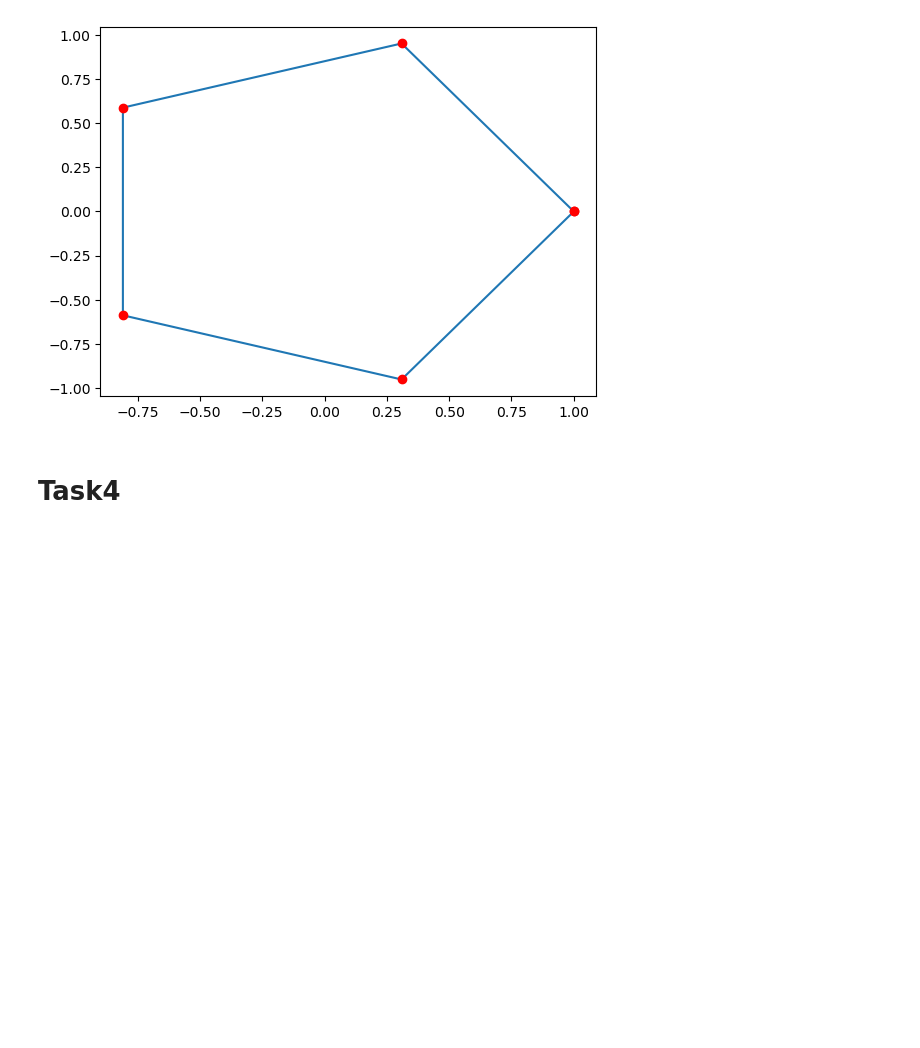
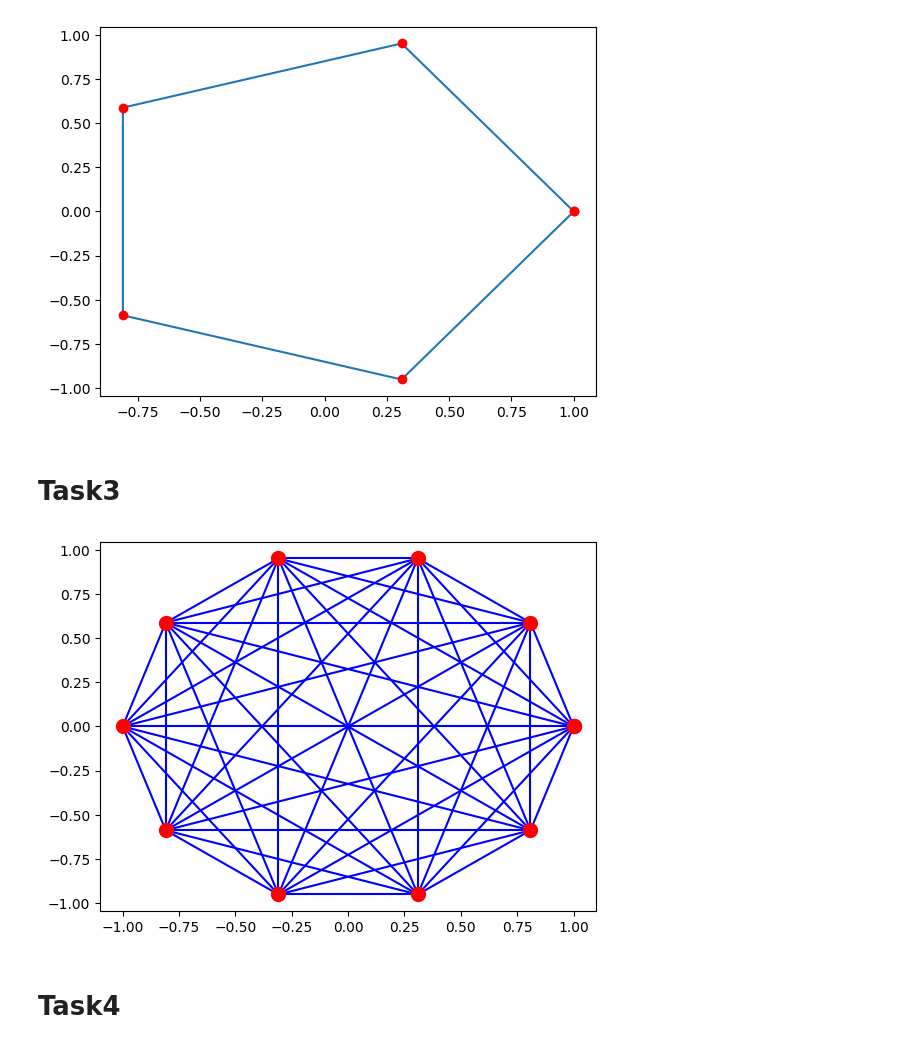
Before and after one commit to kubek22/SNARS, a Jupyter notebook: project1.ipynb, the cells around one changed output. Drawn from its saved outputs; the diff is of its cells as text; code cells hidden in the pictures; blank space fills up the shorter version.

```diff
--- a/project1.ipynb
+++ b/project1.ipynb
@@ -21,6 +46,32 @@ for n in range(1, 6):
 [figure]
 [figure]
 [figure]
+# %% [markdown]
+# Task3
+# %%
+def draw_complete(n):
+    angles = np.linspace(0, 2 * np.pi, n, endpoint=False)
+    angles = np.append(angles, angles[0])
+    xs = np.cos(angles)
+    ys = np.sin(angles)
+    x_cords = []
+    y_cords = []
+    for i in range(n-1):
+        for j in range(i+1, n):
+            x_cords.append((xs[i], xs[j]))
+            y_cords.append((ys[i], ys[j]))
+
+    plt.scatter(xs, ys, c='red', s=100, zorder=2)
+    for i in range(len(x_cords)):
+        plt.plot(x_cords[i], y_cords[i], 'b-', zorder=1)
+
+
+
+    plt.show()
+# %%
+draw_complete(10)
+# %% [output]
+[figure, added]
 # %% [markdown]
 # Task4
 # %%
```
Also changed, not shown: parts of 6 cells of this notebook.
